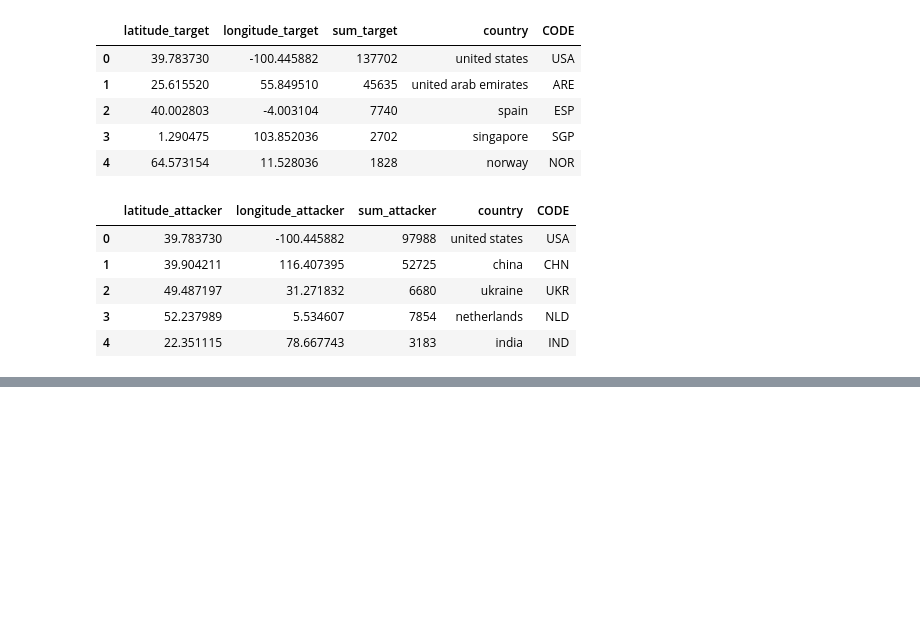
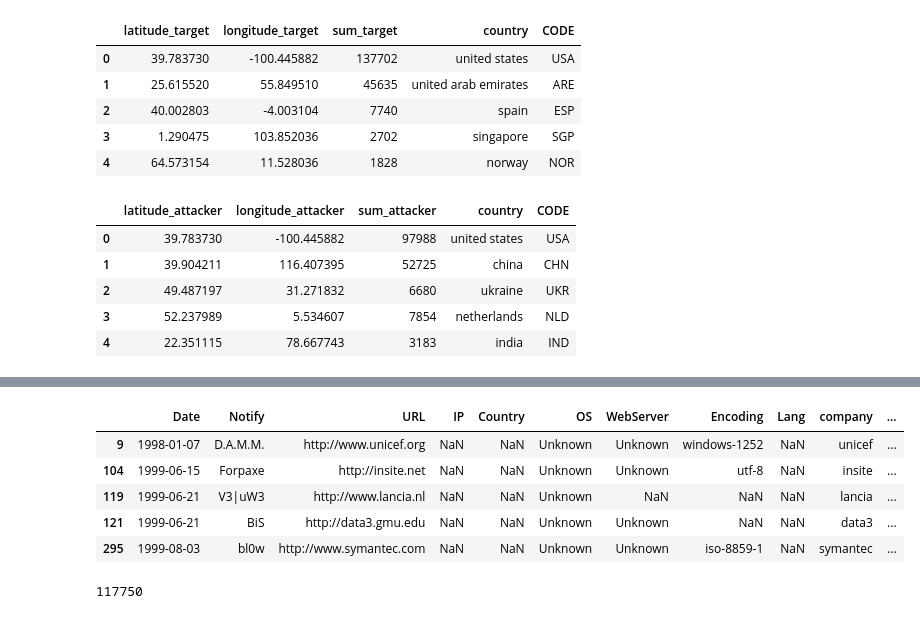
Before and after one commit to LoannMch/TableaudeBord, a Jupyter notebook: scripts/script_analyse_data/map.ipynb, the cells around one changed output, grey strips where cells are left out. Cells and saved outputs as stored; diff of their text form; code cells hidden in the pictures; blank space fills up the shorter version.

```diff
--- a/scripts/script_analyse_data/map.ipynb
+++ b/scripts/script_analyse_data/map.ipynb
@@ -339,0 +369,21 @@ iplot( fig, filename='d3-cloropleth-map' )
+# %%
+mapping_country = list(mapping_country.values())
+# %%
+zone_h['Country'] = zone_h['Country'].apply(lambda x : x.lower())
+# %%
+def referenced_country(x):
+    if x in mapping_country :
+        return x
+    else :
+        return np.nan
+# %%
+zone_h['Country'] = zone_h['Country'].apply(lambda x : referenced_country(x))
+# %%
+zone_h[zone_h['retrieveCountry'].notnull()].head()
+# %% [output]
+|  | Date | Notify | URL | IP | Country | OS | WebServer | Encoding | Lang | company | ... |
+| 9 | 1998-01-07 | D.A.M.M. | http://www.unicef.org | NaN | NaN | Unknown | Unknown | windows-1252 | NaN | unicef | ... |
+| 104 | 1999-06-15 | Forpaxe | http://insite.net | NaN | NaN | Unknown | Unknown | utf-8 | NaN | insite | ... |
+| 119 | 1999-06-21 | V3|uW3 | http://www.lancia.nl | NaN | NaN | Unknown | NaN | NaN | NaN | lancia | ... |
+| 121 | 1999-06-21 | BiS | http://data3.gmu.edu | NaN | NaN | Unknown | Unknown | NaN | NaN | data3 | ... |
+| 295 | 1999-08-03 | bl0w | http://www.symantec.com | NaN | NaN | Unknown | Unknown | iso-8859-1 | NaN | symantec | ... |
@@ -339,0 +395,4 @@ iplot( fig, filename='d3-cloropleth-map' )
+# %%
+len(zone_h) - zone_h['retrieveCountry'].isnull().sum()
+# %% [output]
+117750
```
Also changed, not shown: parts of 13 cells of this notebook, 7 other files.
